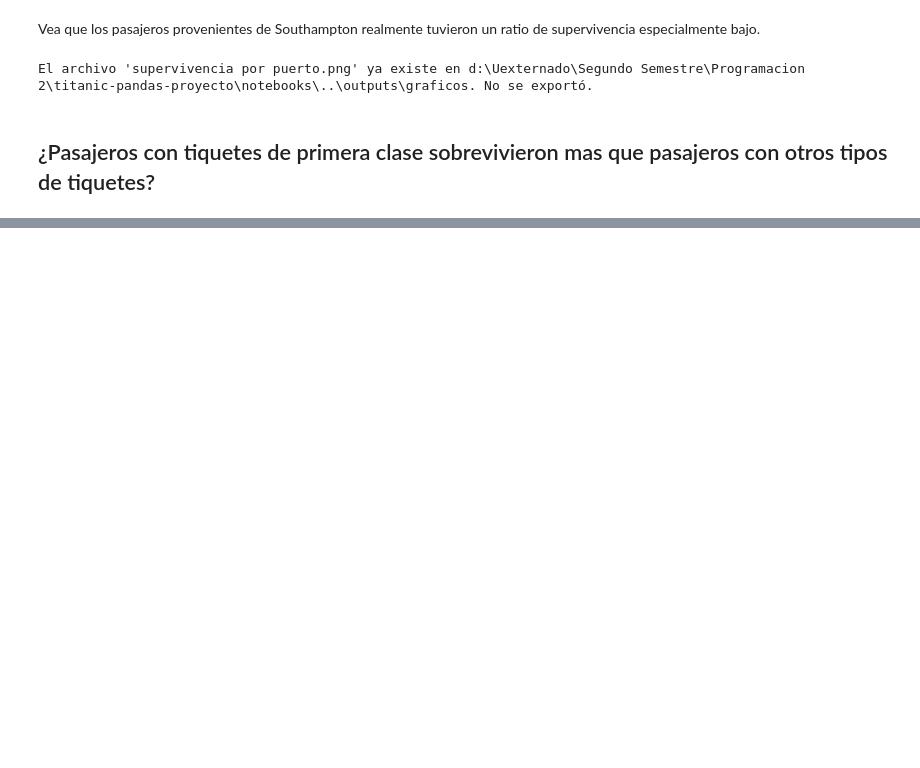
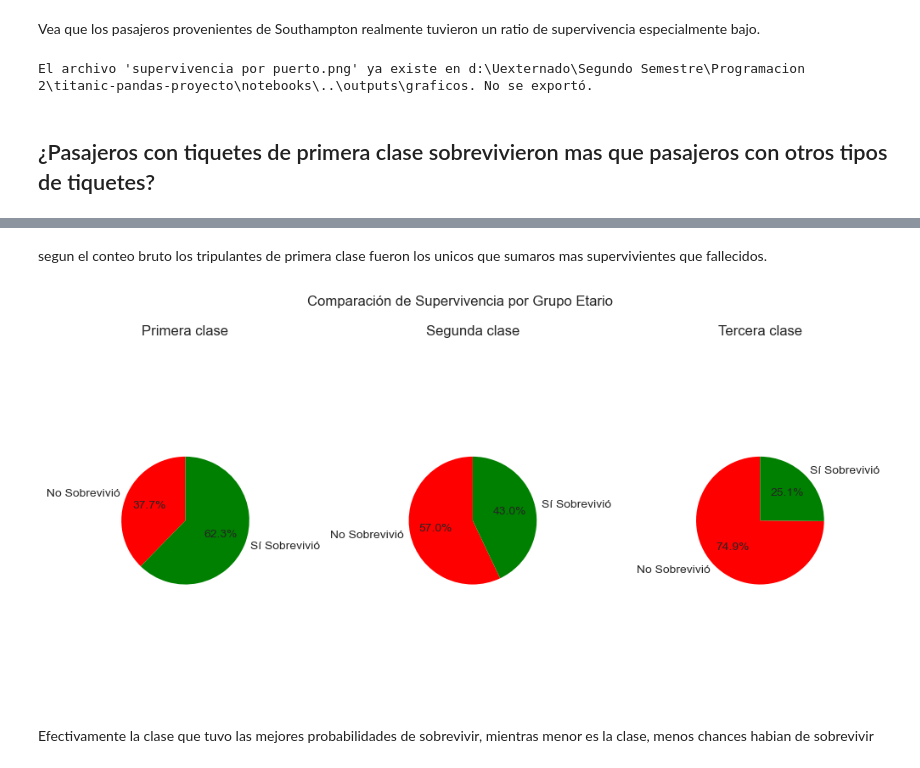
Before and after one commit to juanpablocarrillohortua/taller-pandas-titanic-grupo-1, a Jupyter notebook: notebooks/proyecto titanic.ipynb, the cells around one changed output, grey strips where cells are left out. Saved outputs shown, nothing was run; the diff lists cells and outputs as text; code cells hidden in the pictures; blank space fills up the shorter version.

```diff
--- a/notebooks/proyecto titanic.ipynb
+++ b/notebooks/proyecto titanic.ipynb
@@ -936,35 +941,3 @@ display(df_nino)
 |  | grupo etario | Survived | Count | Supervivencia_Etiqueta | total por grupo | Percent |
 | 2 | niño | 0 | 49 | No Sobrevivió | 82 | 59.756098 |
 | 3 | niño | 1 | 33 | Sí Sobrevivió | 82 | 40.243902 |
-# %%
-fig, axes = plt.subplots(1, 2, figsize=(10, 5)) #lienzo de 1 fila y 2 columnas
-plt.style.use('seaborn-v0_8-whitegrid')
-
-colores = ['red', 'green'] # Rojo para No Sobrevivió (0) y Verde para Sí Sobrevivió (1)
-
-# creacion primer grafico (para hombres), dibujar primera col
-axes[0].pie(
-    df_hombre['Percent'],
-    labels=df_hombre['Supervivencia_Etiqueta'],
-    autopct='%1.1f%%', # Muestra el porcentaje con un decimal
-    startangle=90,
-    colors=colores
-)
-axes[0].set_title('Tasa de Supervivencia - Hombre')
-axes[0].axis('equal') # Asegura que el pastel sea un círculo
-
-#dibujar segunda col
-axes[1].pie(
-    df_nino['Percent'],
-    labels=df_nino['Supervivencia_Etiqueta'],
-    autopct='%1.1f%%',
-    startangle=90,
-    colors=colores
-)
-axes[1].set_title('Tasa de Supervivencia - Niño')
-axes[1].axis('equal')
-
-# 3. Ajustar el layout y mostrar
-plt.suptitle('Comparación de Supervivencia por Grupo Etario') # Título principal
-plt.tight_layout()
-plt.show()
@@ -1136,0 +1022,9 @@ df_surv_class
+# %%
+df_surv_class = tablas_cruzadas.cruzar_por_survived(df, 'Pclass')
+
+
+df_primera = df_surv_class[df_surv_class['Pclass'] == 1]
+df_segunda = df_surv_class[df_surv_class['Pclass'] == 2]
+df_tercera = df_surv_class[df_surv_class['Pclass'] == 3]
+
+df_surv_class
@@ -1141,0 +1041,8 @@ SyntaxError: invalid syntax (3677540390.py, line 1)
+# %% [markdown]
+segun el conteo bruto los tripulantes de primera clase fueron los unicos que sumaros mas supervivientes que fallecidos.
+# %%
+plots.pie(datas=[df_primera, df_segunda, df_tercera], titles=['Primera clase', 'Segunda clase', 'Tercera clase'], col='Percentage', n_pies=3)
+# %% [output]
+[figure, added]
+# %% [markdown]
+Efectivamente la clase que tuvo las mejores probabilidades de sobrevivir,  mientras menor es la clase, menos chances habian de sobrevivir
```
Also changed, not shown: parts of 14 cells of this notebook.
